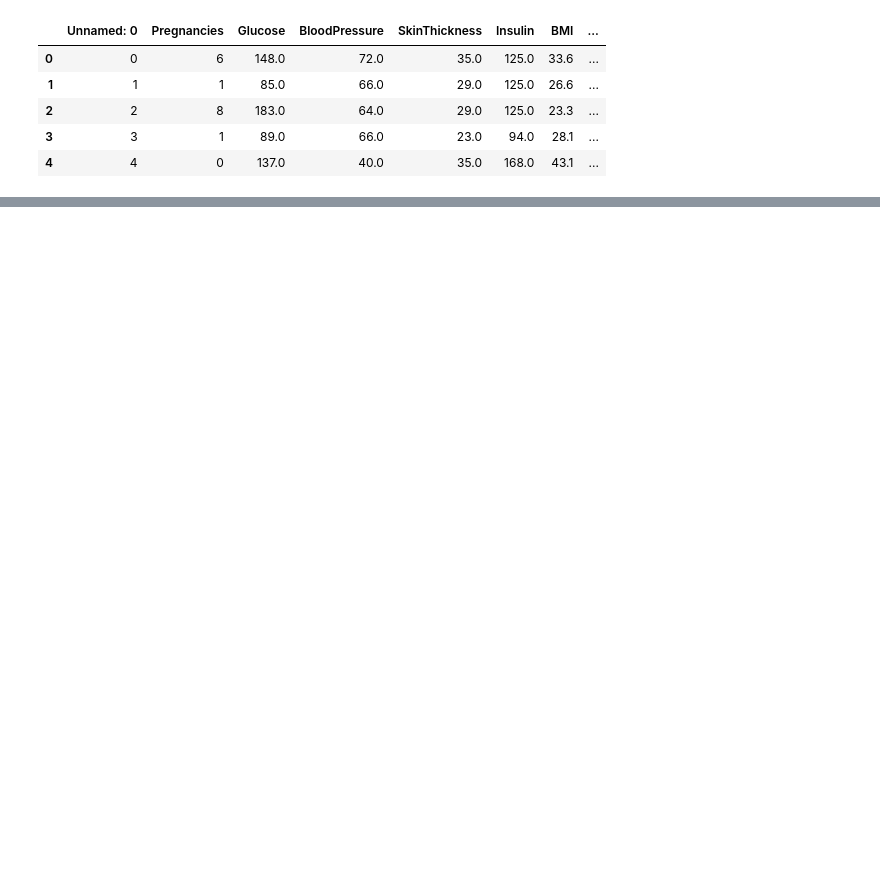
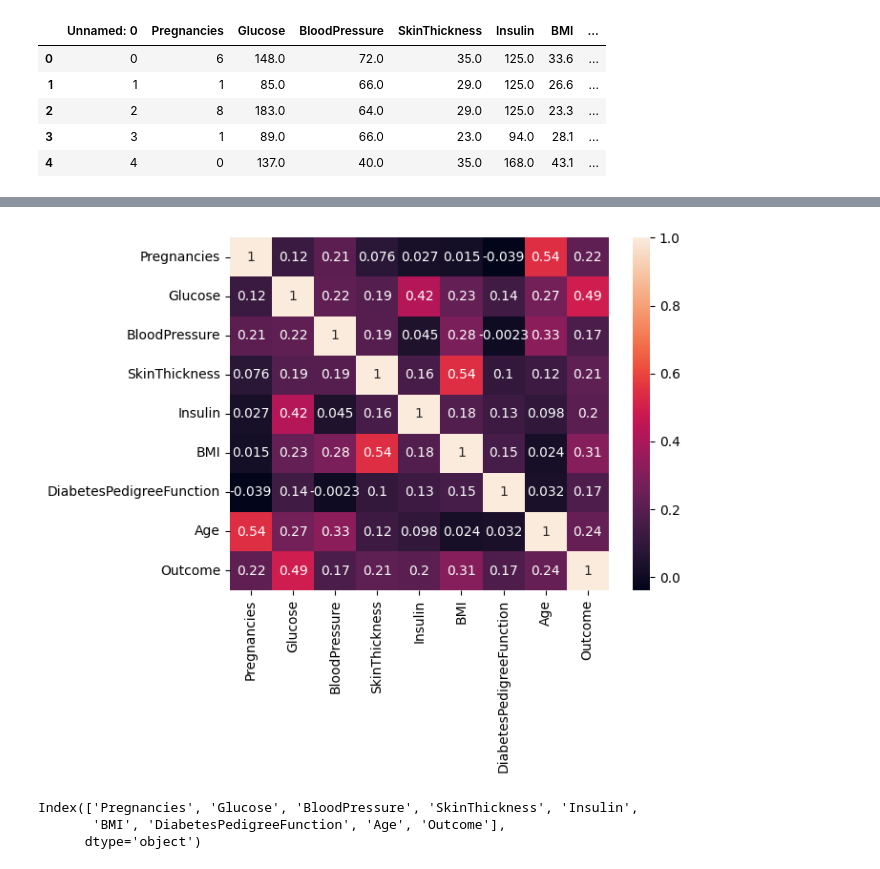
Before and after one commit to nehuu2/Pre-Diabetes-prediction-ML-project, a Jupyter notebook: notebooks/Feature Engineering.ipynb, the cells around one changed output, grey strips where cells are left out. Drawn from its saved outputs; the diff is of its cells as text; code cells hidden in the pictures; blank space fills up the shorter version.

```diff
--- a/notebooks/Feature Engineering.ipynb
+++ b/notebooks/Feature Engineering.ipynb
@@ -15,3 +15,5 @@ df.head()
 | 2 | 2 | 8 | 183.0 | 64.0 | 29.0 | 125.0 | 23.3 | ... |
 | 3 | 3 | 1 | 89.0 | 66.0 | 23.0 | 94.0 | 28.1 | ... |
 | 4 | 4 | 0 | 137.0 | 40.0 | 35.0 | 168.0 | 43.1 | ... |
+# %%
+df.drop('Unnamed: 0', axis=1, inplace=True)
@@ -17,0 +29,2 @@ df.head()
+# %%
+corr = df.corr()
@@ -17,0 +44,11 @@ df.head()
+# %%
+sns.heatmap(corr , annot = True)
+plt.show()
+# %% [output]
+[figure, added]
+# %%
+df.columns
+# %% [output]
+Index(['Pregnancies', 'Glucose', 'BloodPressure', 'SkinThickness', 'Insulin',
+       'BMI', 'DiabetesPedigreeFunction', 'Age', 'Outcome'],
+      dtype='object')
```
Also changed, not shown: parts of 16 cells of this notebook, 2 other files.
